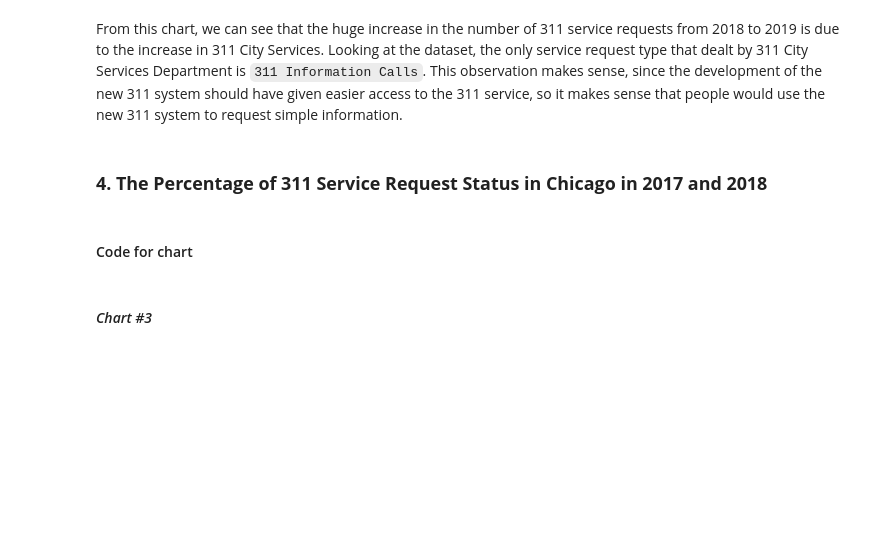
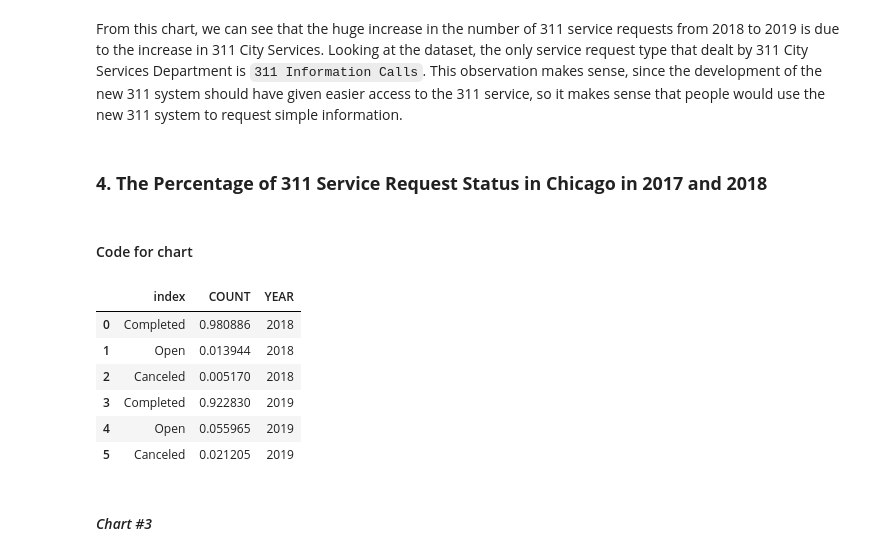
Before and after one commit to siyoungbyun/311-requests-dataviz, a Jupyter notebook: 311_service_requests_portfolio.ipynb, the cells around one changed output. Cells and saved outputs as stored; diff of their text form; code cells hidden in the pictures; blank space fills up the shorter version.

```diff
--- a/311_service_requests_portfolio.ipynb
+++ b/311_service_requests_portfolio.ipynb
@@ -323,6 +324,16 @@ From this chart, we can see that the huge increase in the number of 311 service
 ### __4. The Percentage of 311 Service Request Status in Chicago in 2017 and 2018__
 # %% [markdown]
 #### Code for chart
+# %%
+status_df
+# %% [output]
+|  | index | COUNT | YEAR |
+| 0 | Completed | 0.980886 | 2018 |
+| 1 | Open | 0.013944 | 2018 |
+| 2 | Canceled | 0.005170 | 2018 |
+| 3 | Completed | 0.922830 | 2019 |
+| 4 | Open | 0.055965 | 2019 |
+| 5 | Canceled | 0.021205 | 2019 |
 # %%
 status_df_2018 = df_2018['STATUS'].value_counts(normalize=True).reset_index(name='COUNT')
 status_df_2018["YEAR"] = 2018
```
Also changed, not shown: parts of 7 cells of this notebook, 4 other files.
